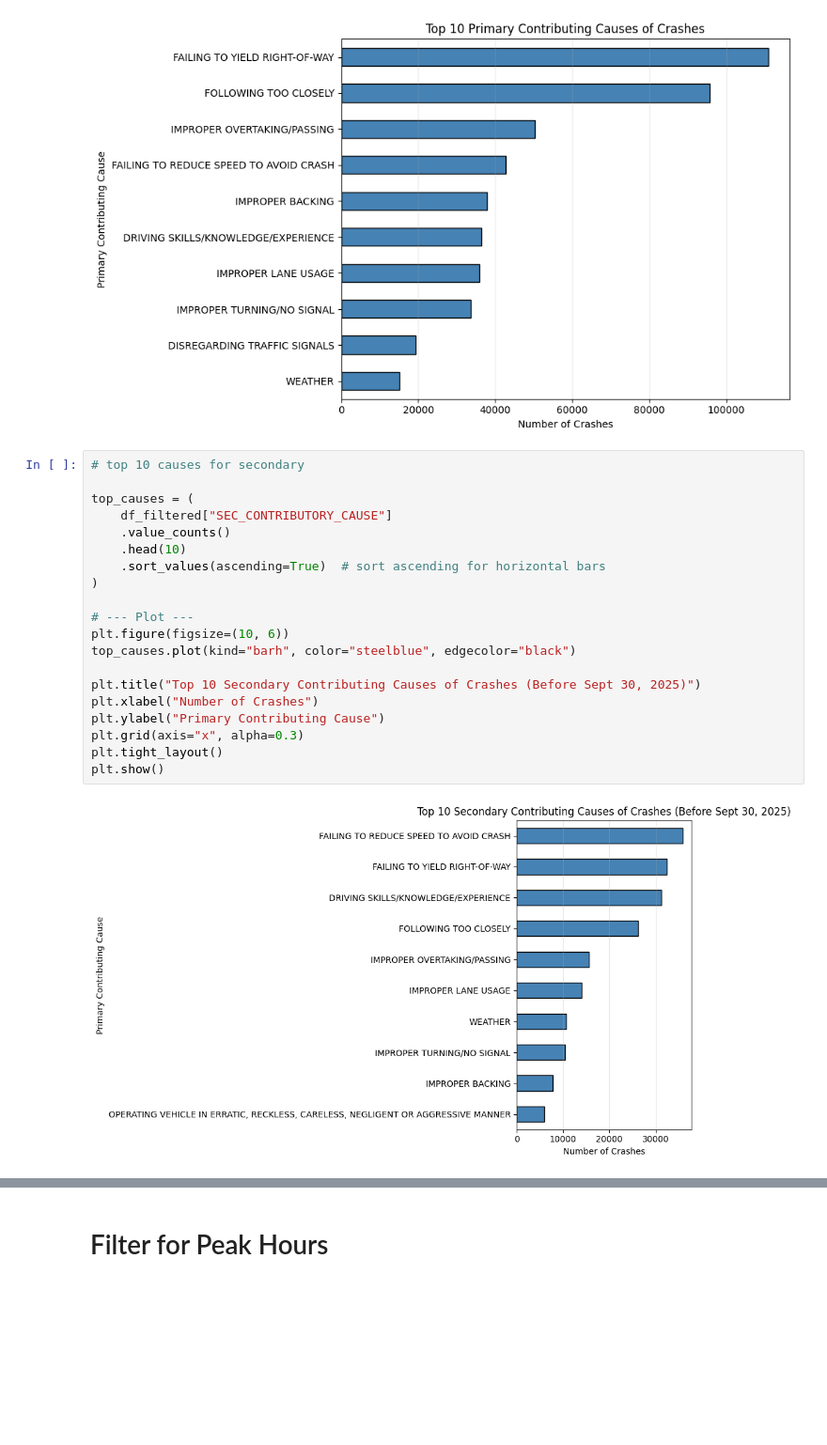
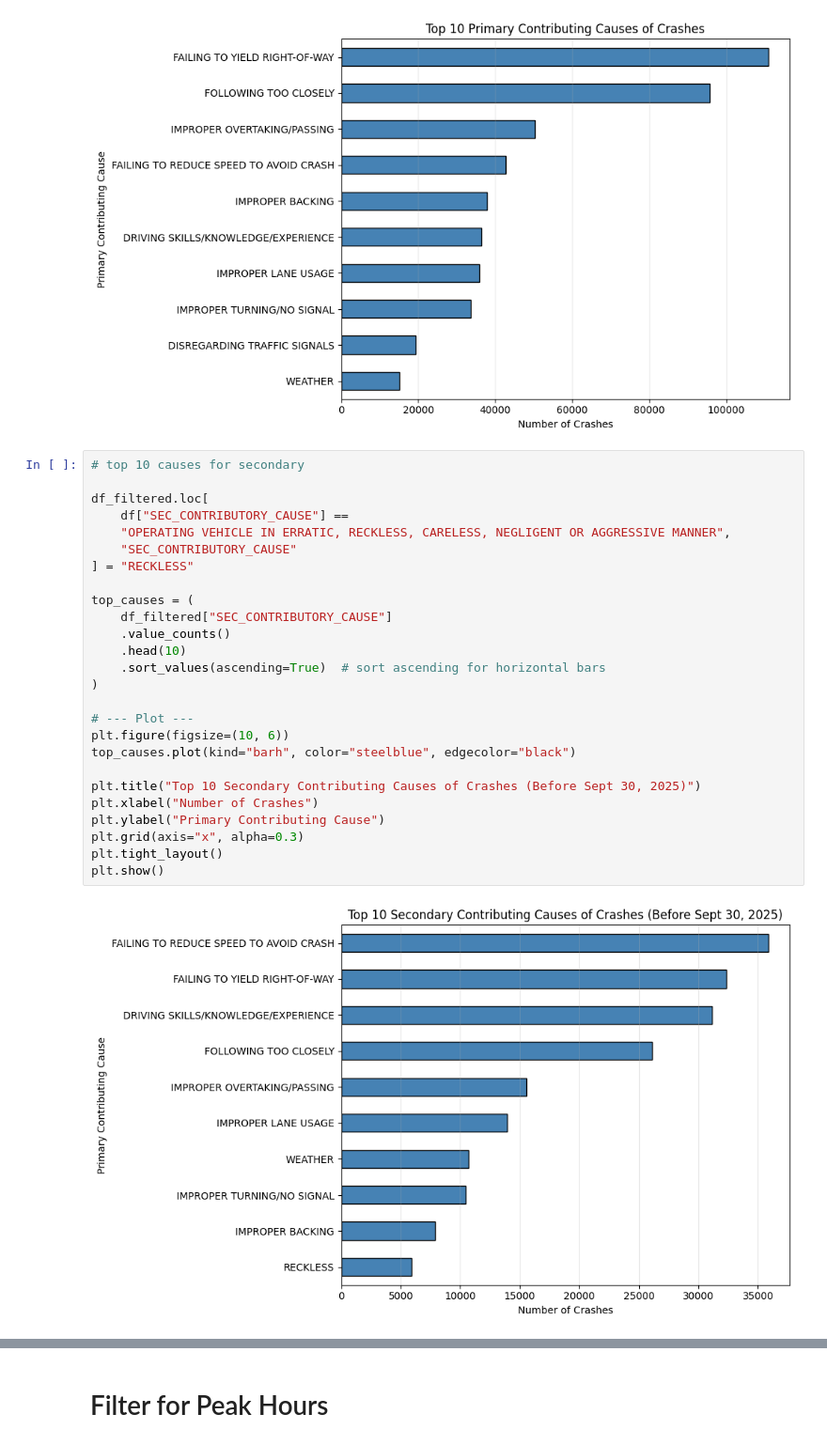
Before and after one commit to JoonseopKim/chicago_traffic_crashes, a Jupyter notebook: Crashes_Data_Cleaned.ipynb, the cells around one changed output, grey strips where cells are left out. Shown at 94% size. Cells and saved outputs as stored; diff of their text form; blank space fills up the shorter version.

```diff
--- a/Crashes_Data_Cleaned.ipynb
+++ b/Crashes_Data_Cleaned.ipynb
@@ -216,26 +216,32 @@ plt.show()
 [figure]
 # %%
 # top 10 causes for secondary
+
+df_filtered.loc[
+    df["SEC_CONTRIBUTORY_CAUSE"] ==
+    "OPERATING VEHICLE IN ERRATIC, RECKLESS, CARELESS, NEGLIGENT OR AGGRESSIVE MANNER",
+    "SEC_CONTRIBUTORY_CAUSE"
+] = "RECKLESS"
 
 top_causes = (
     df_filtered["SEC_CONTRIBUTORY_CAUSE"]
     .value_counts()
     .head(10)
     .sort_values(ascending=True)  # sort ascending for horizontal bars
 )
 
 # --- Plot ---
 plt.figure(figsize=(10, 6))
 top_causes.plot(kind="barh", color="steelblue", edgecolor="black")
 
 plt.title("Top 10 Secondary Contributing Causes of Crashes (Before Sept 30, 2025)")
 plt.xlabel("Number of Crashes")
 plt.ylabel("Primary Contributing Cause")
 plt.grid(axis="x", alpha=0.3)
 plt.tight_layout()
 plt.show()
 # %% [output]
-[figure, old version]
+[figure, new version]
 # %%
 
 # Remove rows where primary and secondary causes are the same
```
Also changed, not shown: parts of 2 cells of this notebook.
